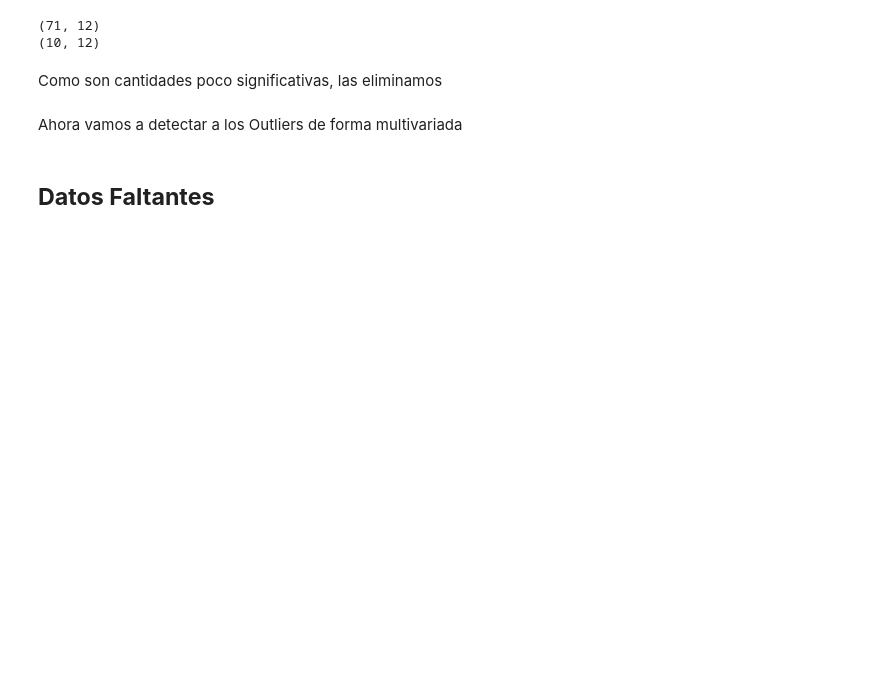
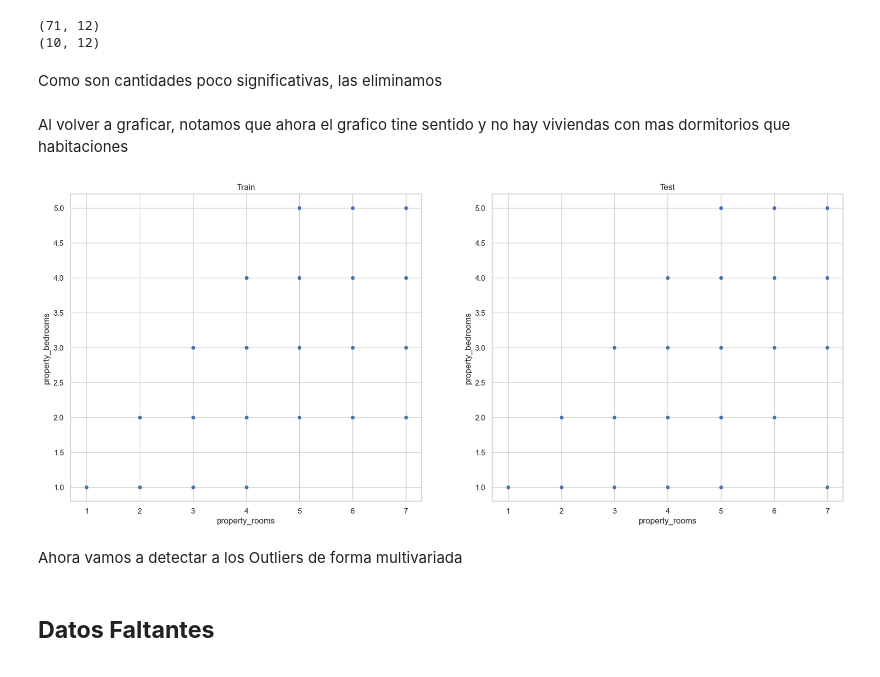
Before and after one commit to franjuarez/7506R-2C2022-GRUPO21, a Jupyter notebook: 7506R_TP1_GRUPO21_ENTREGA.ipynb, the cells around one changed output. Saved outputs shown, nothing was run; the diff lists cells and outputs as text; code cells hidden in the pictures; blank space fills up the shorter version.

```diff
--- a/7506R_TP1_GRUPO21_ENTREGA.ipynb
+++ b/7506R_TP1_GRUPO21_ENTREGA.ipynb
@@ -610,6 +626,22 @@ Como son cantidades poco significativas, las eliminamos
 # %%
 ds_propiedades_train.drop(bedrooms_rooms_erroneas_train.index, inplace=True)
 ds_propiedades_test.drop(bedrooms_rooms_erroneas_test.index, inplace=True)
+# %% [markdown]
+Al volver a graficar, notamos que ahora el grafico tine sentido y no hay viviendas con mas dormitorios que habitaciones
+# %%
+fig, axs = plt.subplots(1, 2, figsize=(20, 8))
+
+sns.scatterplot(data=ds_propiedades_train, x='property_rooms', y='property_bedrooms', ax=axs[0])
+sns.scatterplot(data=ds_propiedades_test, x='property_rooms', y='property_bedrooms', ax=axs[1])
+
+#titles
+axs[0].set_title('Train')
+axs[1].set_title('Test')
+
+
+plt.show()
+# %% [output]
+[figure, added]
 # %% [markdown]
 Ahora vamos a detectar a los Outliers de forma multivariada
 # %%
```
Also changed, not shown: parts of 2 cells of this notebook.
